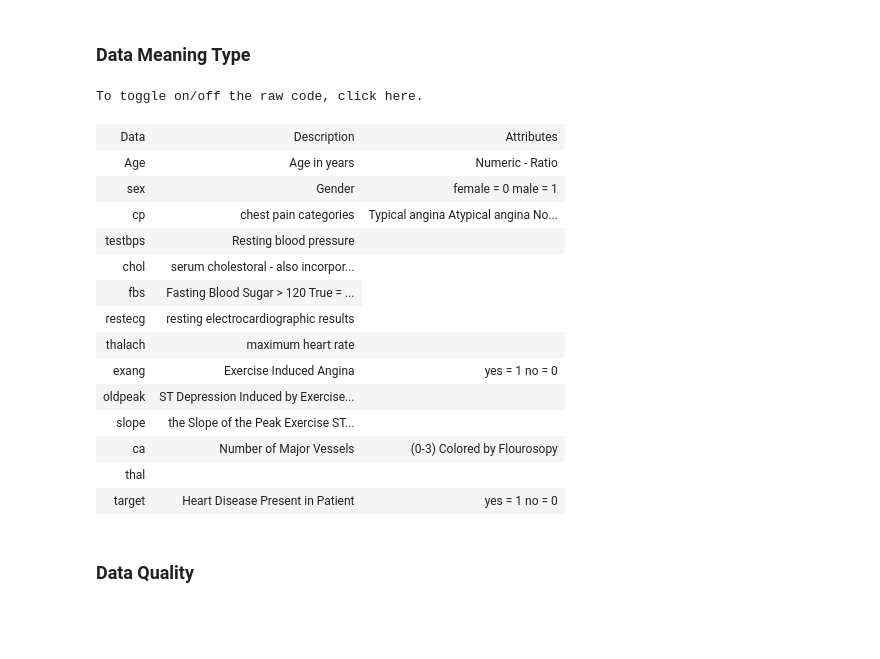
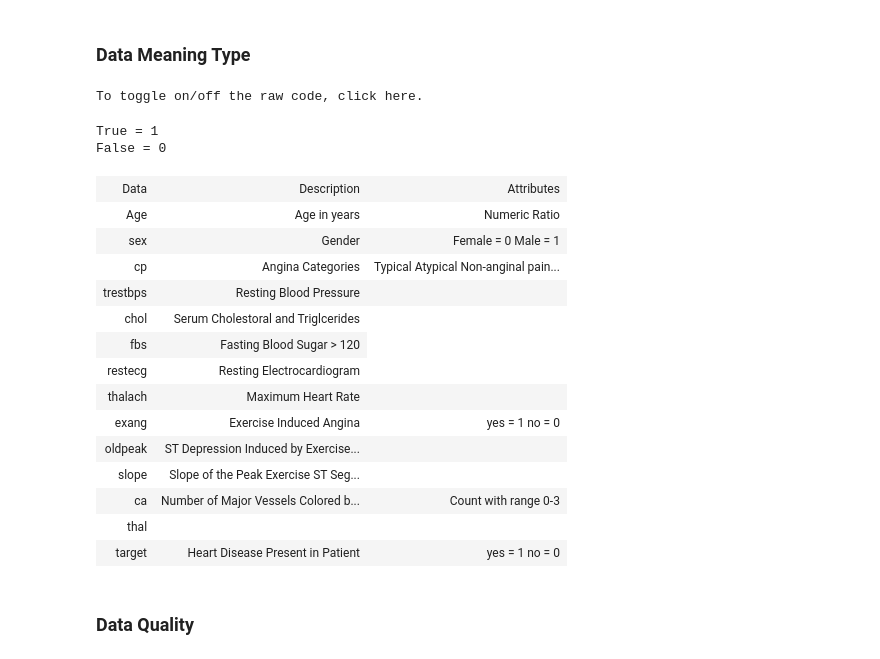
Before and after one commit to realdanielbyrne/Data_Mining_Labs, a Jupyter notebook: Lab1.ipynb, the cells around one changed output. Cells and saved outputs as stored; diff of their text form; code cells hidden in the pictures; blank space fills up the shorter version.

```diff
--- a/Lab1.ipynb
+++ b/Lab1.ipynb
@@ -43,27 +43,27 @@ To toggle on/off the raw code, click <a href="javascript:code_toggle()">here</a>
 <tr>
     <td>Age</td>
     <td>Age in years</td>
-    <td>Numeric - Ratio </td>
+    <td>Numeric Ratio </td>
 </tr>
 
 <tr>
     <td>sex</td>
     <td>Gender</td>
     <td>
-        <ul>
-            <li>female = 0</li>
-            <li>male = 1</li>
+        <ul style="list-style-type:none;">
+            <li>Female = 0</li>
+            <li>Male = 1</li>
         </ul>
     </td>
 </tr>
 
 <tr>
     <td>cp</td>
-    <td>chest pain categories</td>
+    <td>Angina Categories</td>
     <td>
         <ol>
-            <li>Typical angina</li>
-            <li>Atypical angina</li>
+            <li>Typical</li>
+            <li>Atypical</li>
             <li>Non-anginal pain</li>
             <li>Asymptomatic</li>
         </ol>
@@ -71,87 +71,89 @@ To toggle on/off the raw code, click <a href="javascript:code_toggle()">here</a>
 </tr>
 
 <tr>
-    <td>testbps</td>
-    <td> Resting blood pressure</td>
+    <td>trestbps</td>
+    <td>Resting Blood Pressure</td>
     <td>&nbsp;</td>
 </tr>
 
 <tr>
     <td>chol</td>
-    <td>serum cholestoral - also incorporate triglcerides</td>
+    <td>Serum Cholestoral and Triglcerides</td>
     <td>&nbsp;</td>
 </tr>
 
 <tr>
     <td>fbs</td>
-    <td>Fasting Blood Sugar > 120
-    <ul><li>True = 1</li><li>False = 0</li></ul></td>
+    <td>Fasting Blood Sugar > 120 </td>
+    <ul style="list-style-type:none;"><li>True = 1</li><li>False = 0</li></ul></td>
 
 </tr>
 
 <tr>
     <td>restecg</td>
-    <td>resting electrocardiographic results</td>
+    <td>Resting Electrocardiogram</td>
     <td>&nbsp;</td>
 </tr>
 
 <tr>
     <td>thalach</td>
-    <td>maximum heart rate</td>
+    <td>Maximum Heart Rate</td>
     <td>&nbsp;</td>
 </tr>
 
 <tr>
     <td>exang</td>
     <td>Exercise Induced Angina </td>
-    <td><ul><li>yes = 1</li><li>no = 0</li></ul></td>
+    <td><ul style="list-style-type:none;"><li>yes = 1</li><li>no = 0</li></ul></td>
 </tr>
 
 <tr>
     <td>oldpeak</td>
     <td>ST Depression Induced by Exercise Relative to Rest</td>
     <td></td>
 </tr>
 
 <tr>
     <td>slope</td>
-    <td>the Slope of the Peak Exercise ST Segment</td>
+    <td>Slope of the Peak Exercise ST Segment</td>
     <td> </td>
 </tr>
 
 <tr>
     <td>ca</td>
-    <td>Number of Major Vessels </td>
-    <td>(0-3) Colored by Flourosopy</td>
+    <td>Number of Major Vessels Colored by Flourosopy</td>
+    <td>Count with range 0-3</td>
 </tr>
 
 <tr>
     <td>thal</td>
     <td></td>
     <td> </td>
 </tr>
 
 <tr>
     <td>target</td>
     <td>Heart Disease Present in Patient</td>
-    <td><ul><li>yes = 1</li><li>no = 0</li></ul></td>
+    <td><ul style="list-style-type:none;"><li>yes = 1</li><li>no = 0</li></ul></td>
 </tr>
 </table>
 # %% [output]
 To toggle on/off the raw code, click here.
+True = 1
+False = 0
 | Data | Description | Attributes |
-| Age | Age in years | Numeric - Ratio |
-| sex | Gender | female = 0 male = 1 |
-| cp | chest pain categories | Typical angina Atypical angina No... |
-| testbps | Resting blood pressure |  |
-| chol | serum cholestoral - also incorpor... |  |
-| fbs | Fasting Blood Sugar > 120 True = ... |
-| restecg | resting electrocardiographic results |  |
-| thalach | maximum heart rate |  |
+| Age | Age in years | Numeric Ratio |
+| sex | Gender | Female = 0 Male = 1 |
+| cp | Angina Categories | Typical Atypical Non-anginal pain... |
+| trestbps | Resting Blood Pressure |  |
+| chol | Serum Cholestoral and Triglcerides |  |
+| fbs | Fasting Blood Sugar > 120 |
+| restecg | Resting Electrocardiogram |  |
+| thalach | Maximum Heart Rate |  |
 | exang | Exercise Induced Angina | yes = 1 no = 0 |
 | oldpeak | ST Depression Induced by Exercise... |  |
-| slope | the Slope of the Peak Exercise ST... |  |
-| ca | Number of Major Vessels | (0-3) Colored by Flourosopy |
+| slope | Slope of the Peak Exercise ST Seg... |  |
+| ca | Number of Major Vessels Colored b... | Count with range 0-3 |
 | thal |  |  |
 | target | Heart Disease Present in Patient | yes = 1 no = 0 |
 # %% [markdown]
```
Also changed, not shown: parts of 1 cell of this notebook.
